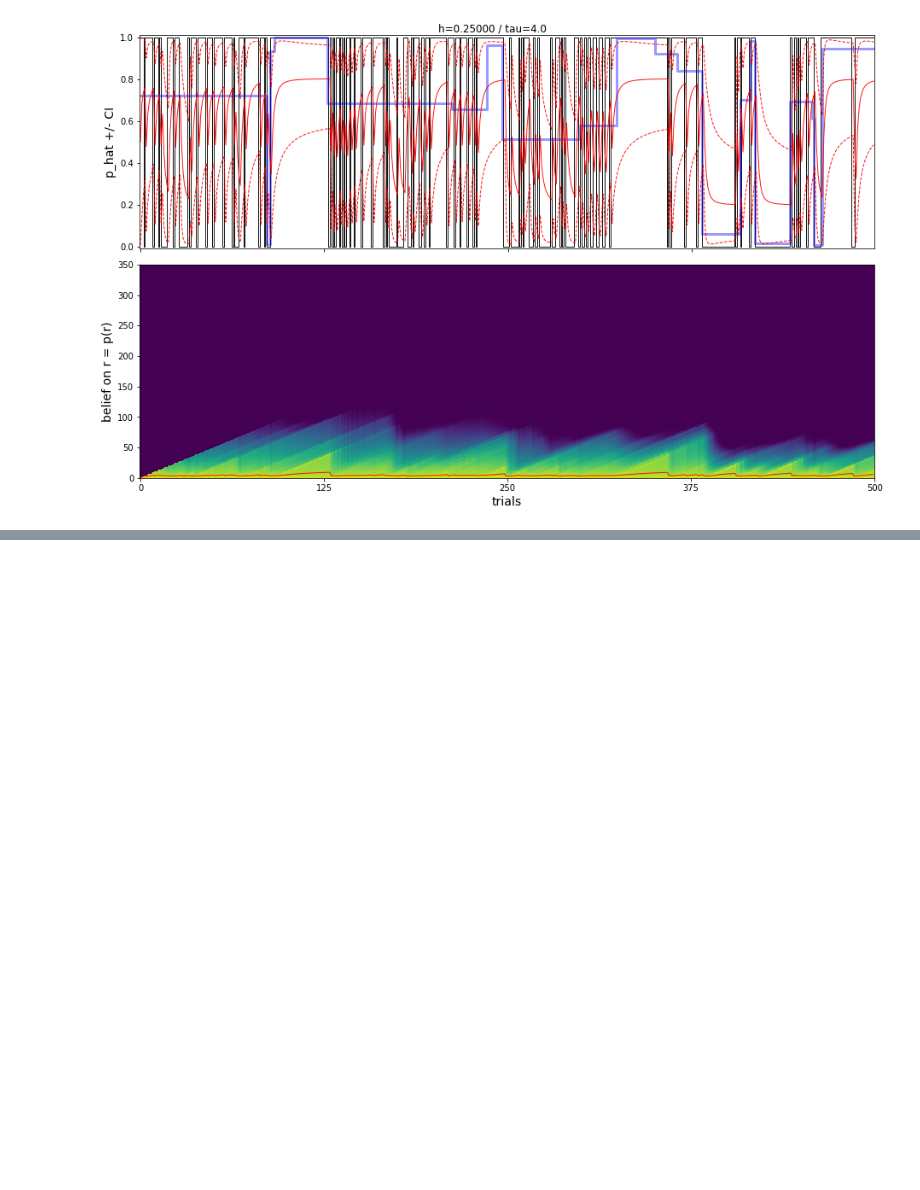
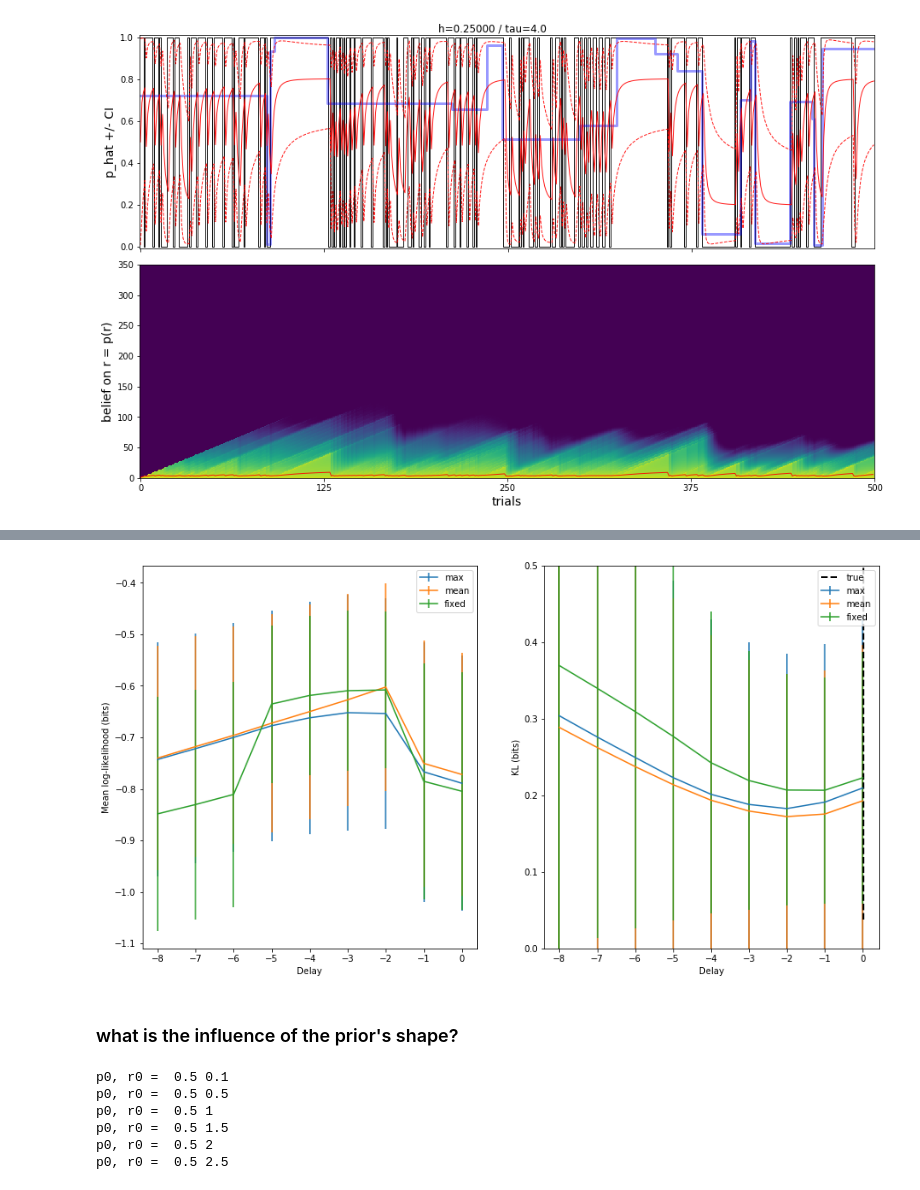
Before and after one commit to laurentperrinet/bayesianchangepoint, a Jupyter notebook: notebooks/C_test_hazardrate.ipynb, the cells around one changed output, grey strips where cells are left out. Drawn from its saved outputs; the diff is of its cells as text; code cells hidden in the pictures; blank space fills up the shorter version.

```diff
--- a/notebooks/C_test_hazardrate.ipynb
+++ b/notebooks/C_test_hazardrate.ipynb
@@ -67,35 +183,55 @@ for h_ in hs:
+# %%
+fig, axs = plt.subplots(1, 2, figsize=(15, 8))
+for i_mode, mode in enumerate(modes):
+    axs[0].errorbar(delays, np.nanmean(score[i_mode, ...], axis=1), yerr=np.std(score[i_mode, ...], axis=1), label=mode)
+
+# axs[0].set_ylim(0, .5)
+axs[0].set_xlabel('Delay')
+axs[0].set_ylabel('Mean log-likelihood (bits)')
+axs[0].legend()
+
+for i_mode, mode in enumerate(modes):
+    axs[1].errorbar(delays, np.nanmean(KL[i_mode, ...], axis=1), yerr=np.std(KL[i_mode, ...], axis=1), label=mode)
+axs[1].vlines(h, ymin=np.nanmin(np.nanmean(KL, axis=(0))), ymax=np.nanmax(np.nanmean(KL, axis=(0))),
+          linestyle='--', lw=2, label='true')
+
+axs[1].set_xlabel('Delay')
+axs[1].set_ylim(0, .5)
+axs[1].set_ylabel('KL (bits)')
+axs[1].legend();
+plt.show()
+# %% [output]
+[figure, added]
+# %% [markdown]
+### what is the influence of the prior's shape?
 # %%
-N_blocks = 100 # number of blocks we use in our evaluation
-#N_blocks = 20 # number of blocks we use in our evaluation
-
-N_trials = 2000
-#N_trials = 200
-tau = 40 #N_trials/5.
-h = 1./tau
-
-modes = ['expectation', 'max', 'mean', 'hindsight', 'fixed', 'fixed-exp']
-
-border = 2*tau # N_trials//10
+r0s = [0.1, 0.5, 1, 1.5, 2, 2.5]
+N_scan = len(r0s)
 
 (trials, p) = bcp.switching_binomial_motion(N_trials=N_trials, N_blocks=N_blocks, tau=tau, seed=seed, Jeffreys=Jeffreys)
 
-N_scan = 15 # number of h values we test
 hs = h*np.logspace(-2, 1, N_scan)
 score = np.zeros((len(modes), N_scan, N_blocks))
 KL = np.zeros((len(modes), N_scan, N_blocks))
-for i_block in range(N_blocks):
-    o = p[:, i_block, 0] # observations
-    for i_scan, h_ in enumerate(hs):
-        p_bar, r, beliefs = bcp.inference(o, h=h_, p0=p0, r0=r0)
+for i_r0, r0 in enumerate(r0s):
+    print('p0, r0 = ', p0, r0)
+    for i_block in range(N_blocks):
+        o = p[:, i_block, 0] # observations
+        p_bar, r, beliefs = bcp.inference(o, h=h, p0=p0, r0=r0)
         for i_mode, mode_ in enumerate(modes):
             if mode_=='fixed':
                 p_hat, r_hat = bcp.readout(p_bar, r, beliefs, mode=mode_, fixed_window_size=int(1/h_))
             else:
                 p_hat, r_hat = bcp.readout(p_bar, r, beliefs, mode=mode_, p0=p0)
-            #score[i_mode, i_scan, i_block] = np.sum(np.abs(p_hat - p[:, i_block, 0]))
-            score[i_mode, i_scan, i_block] = np.mean(np.log2(bcp.likelihood(o[(border+1):], p_hat[border:-1], r_hat[border:-1])))
-            #score[i_mode, i_scan, i_block] = np.log2(np.mean(bcp.likelihood(o[(border+1):], p_hat[border:-1], r_hat[border:-1])))
             KL_ = p_hat * np.log2(p_hat) - p_hat * np.log2(p[:, i_block, 1])
             KL_ += (1-p_hat) * np.log2(1-p_hat) - (1-p_hat) * np.log2(1-p[:, i_block, 1])
-            KL[i_mode, i_scan, i_block] = np.mean(KL_)
+            KL[i_mode, i_r0, i_block] = np.mean(KL_)
+            score[i_mode, i_r0, i_block] = np.mean(np.log2(bcp.likelihood(o[(border+1):], p_hat[border:-1], r_hat[border:-1])))
+# %% [output]
+p0, r0 =  0.5 0.1
+p0, r0 =  0.5 0.5
+p0, r0 =  0.5 1
+p0, r0 =  0.5 1.5
+p0, r0 =  0.5 2
+p0, r0 =  0.5 2.5
 # %%
```
Also changed, not shown: parts of 26 cells of this notebook, 1 other file.
